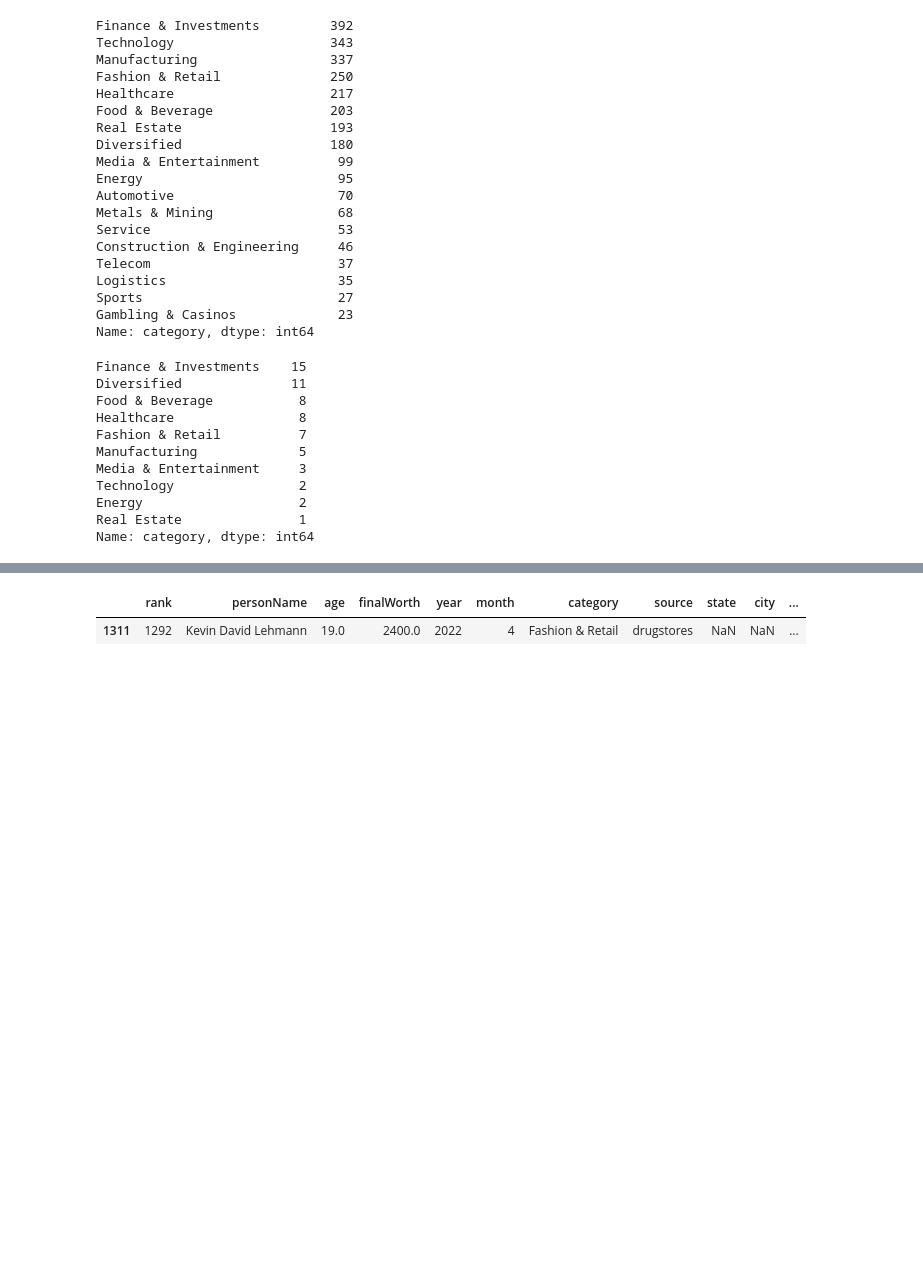
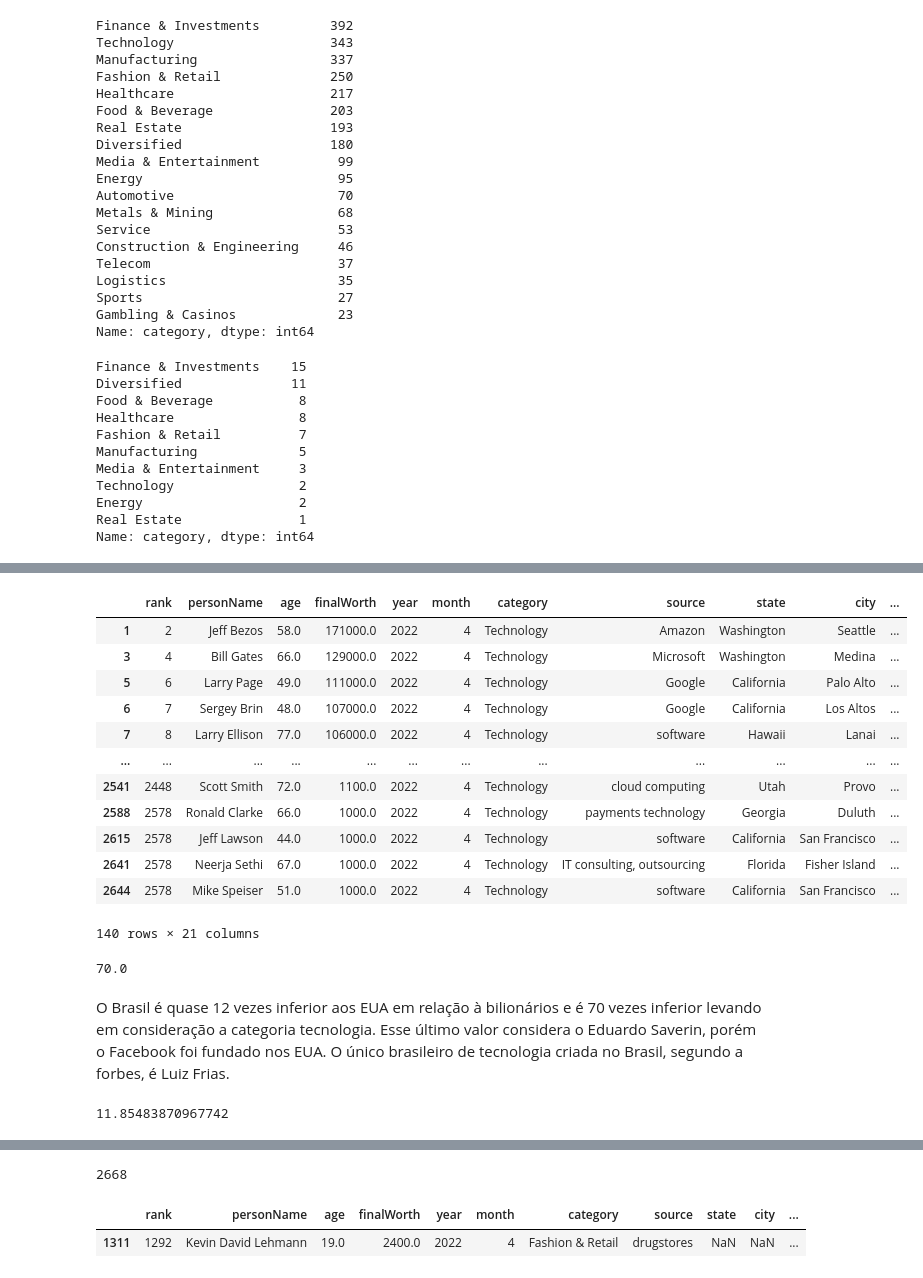
Before and after one commit to yagofellipe/Forbes-Top-100-, a Jupyter notebook: top.ipynb, the cells around one changed output, grey strips where cells are left out. Cells and saved outputs as stored; diff of their text form; code cells hidden in the pictures; blank space fills up the shorter version.

```diff
--- a/top.ipynb
+++ b/top.ipynb
@@ -151,8 +134,46 @@ executing.executing.NotOneValueFound: Expected one value, found 0
+# %%
+#quantidade de pessoas no EUA de Tech
+df_eua = df[df['countryOfCitizenship']=='United States'].copy()
+df_eua_tech = df[(df.countryOfCitizenship=='United States') & (df.category=='Technology')]
+df_eua_tech
+# %% [output]
+|  | rank | personName | age | finalWorth | year | month | category | source | state | city | ... |
+| 1 | 2 | Jeff Bezos | 58.0 | 171000.0 | 2022 | 4 | Technology | Amazon | Washington | Seattle | ... |
+| 3 | 4 | Bill Gates | 66.0 | 129000.0 | 2022 | 4 | Technology | Microsoft | Washington | Medina | ... |
+| 5 | 6 | Larry Page | 49.0 | 111000.0 | 2022 | 4 | Technology | Google | California | Palo Alto | ... |
+| 6 | 7 | Sergey Brin | 48.0 | 107000.0 | 2022 | 4 | Technology | Google | California | Los Altos | ... |
+| 7 | 8 | Larry Ellison | 77.0 | 106000.0 | 2022 | 4 | Technology | software | Hawaii | Lanai | ... |
+| ... | ... | ... | ... | ... | ... | ... | ... | ... | ... | ... | ... |
+| 2541 | 2448 | Scott Smith | 72.0 | 1100.0 | 2022 | 4 | Technology | cloud computing | Utah | Provo | ... |
+| 2588 | 2578 | Ronald Clarke | 66.0 | 1000.0 | 2022 | 4 | Technology | payments technology | Georgia | Duluth | ... |
+| 2615 | 2578 | Jeff Lawson | 44.0 | 1000.0 | 2022 | 4 | Technology | software | California | San Francisco | ... |
+| 2641 | 2578 | Neerja Sethi | 67.0 | 1000.0 | 2022 | 4 | Technology | IT consulting, outsourcing | Florida | Fisher Island | ... |
+| 2644 | 2578 | Mike Speiser | 51.0 | 1000.0 | 2022 | 4 | Technology | software | California | San Francisco | ... |
+140 rows × 21 columns
+# %%
+#Diferença de bilionários em techo dos EUA e Brasil
+dif_tech = len(df_eua_tech)/len(df_bra_tech)
+dif_tech
+# %% [output]
+70.0
+# %% [markdown]
+O Brasil é quase 12 vezes inferior aos EUA em relação à bilionários e é 70 vezes inferior levando em consideração a categoria tecnologia. Esse último valor considera o Eduardo Saverin, porém o Facebook foi fundado nos EUA. O único brasileiro de tecnologia criada no Brasil, segundo a forbes, é Luiz Frias.
+# %%
+# Superação dos EUA em relação ao Brasil
+dif = len(df_eua)/len(df_brasil)
+dif
+# %% [output]
+11.85483870967742
 # %%
 import pandas_profiling
 pandas_profiling.ProfileReport(df)
 # %% [output]
 [interactive output not drawn]
+# %%
+# vericando se são selfmades
+(df['selfMade'] == 'True').count()
+# %% [output]
+2668
 # %%
 # vericando se são selfmades
 df[(df['age'] < 20)]
```
Also changed, not shown: parts of 4 cells of this notebook.
